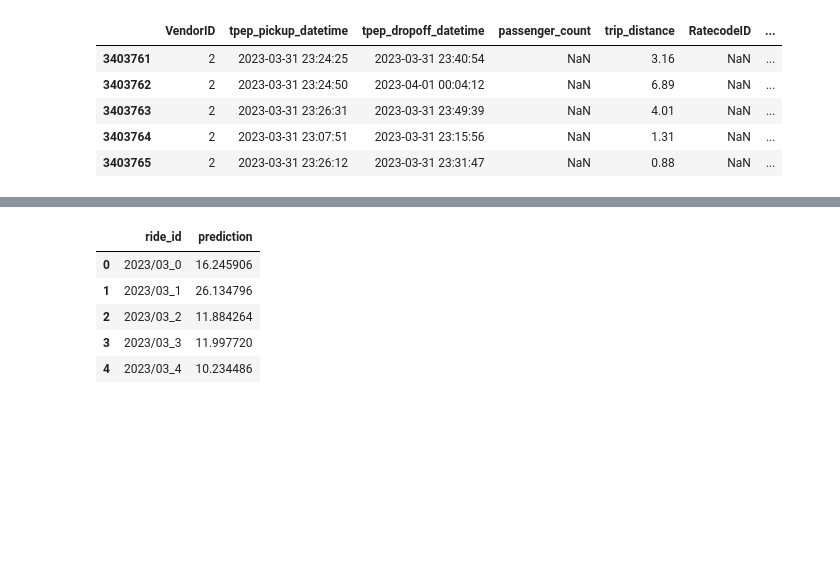
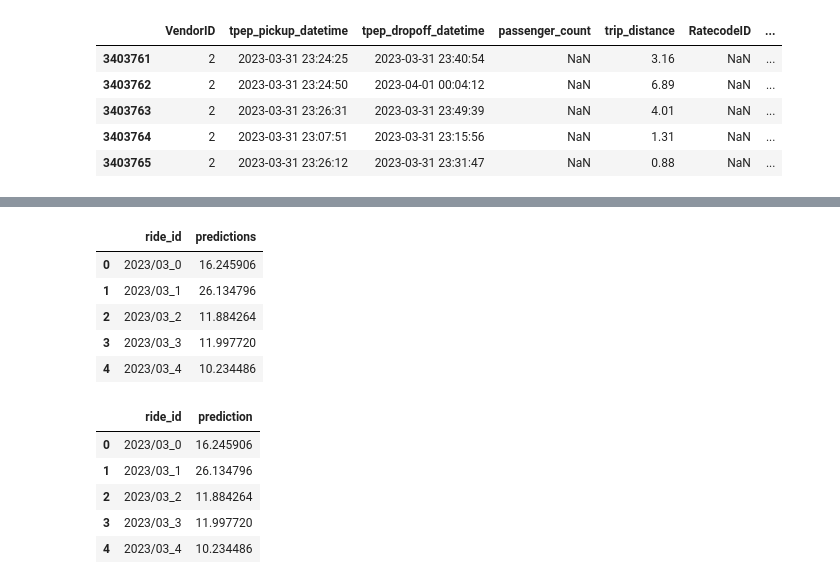
Before and after one commit to idh71/mlops-zc-2024, a Jupyter notebook: cohorts/2024/04-deployment/homework/starter.ipynb, the cells around one changed output, grey strips where cells are left out. Drawn from its saved outputs; the diff is of its cells as text; code cells hidden in the pictures; blank space fills up the shorter version.

```diff
--- a/cohorts/2024/04-deployment/homework/starter.ipynb
+++ b/cohorts/2024/04-deployment/homework/starter.ipynb
@@ -83,3 +93,8 @@ df.head()
 df['prediction'] = y_pred
 # %%
 df_result = df[['ride_id', 'prediction']]
+# %%
+df_result = pd.DataFrame({
+    "ride_id": df["ride_id"],
+    "predictions": y_pred
+})
@@ -86,3 +116,12 @@ df_result = df[['ride_id', 'prediction']]
+# %%
+df_result.head()
+# %% [output]
+|  | ride_id | predictions |
+| 0 | 2023/03_0 | 16.245906 |
+| 1 | 2023/03_1 | 26.134796 |
+| 2 | 2023/03_2 | 11.884264 |
+| 3 | 2023/03_3 | 11.997720 |
+| 4 | 2023/03_4 | 10.234486 |
 # %%
 df_result.head()
 # %% [output]
```
Also changed, not shown: parts of 5 cells of this notebook, 3 other files.
